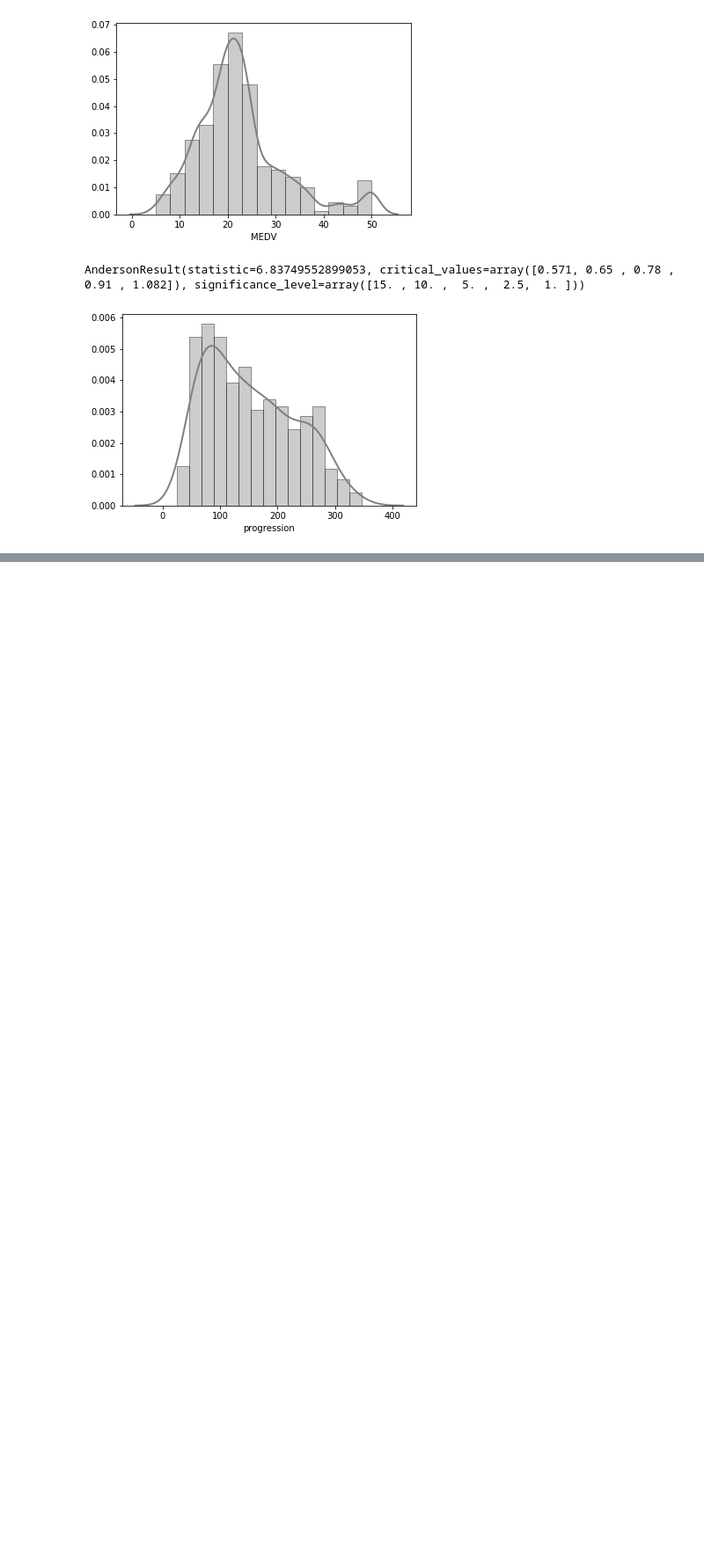
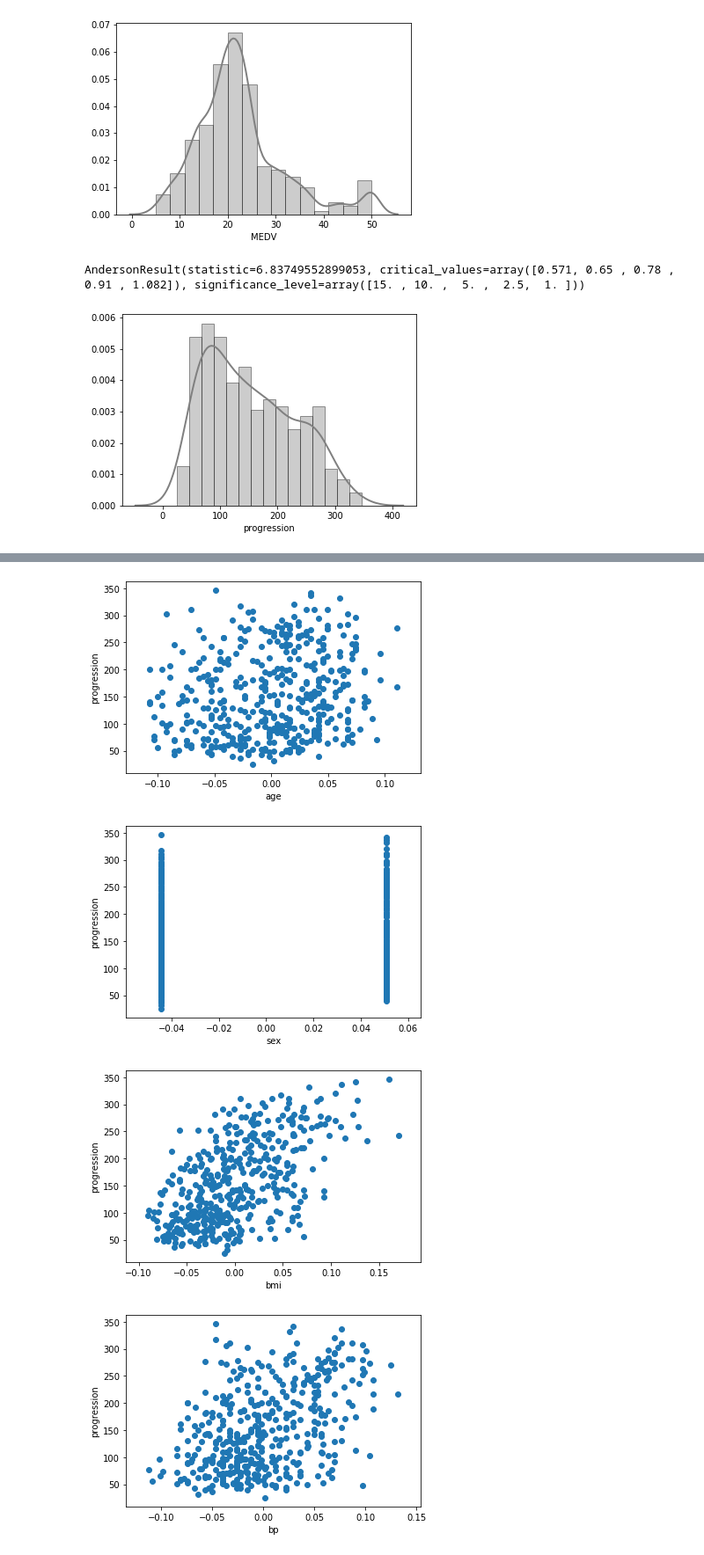
Before and after one commit to data-science-and-stuff/all-about-linear-regression, a Jupyter notebook: main.ipynb, the cells around one changed output, grey strips where cells are left out. Shown at 88% size. Drawn from its saved outputs; the diff is of its cells as text; code cells hidden in the pictures; blank space fills up the shorter version.

```diff
--- a/main.ipynb
+++ b/main.ipynb
@@ -101,0 +155,12 @@ corr_matrix(X2)
+# %%
+for i in range(0,len(df2.columns)-1):
+    plt.scatter(df2.iloc[:, i], df2.iloc[:, -1])
+    plt
+    plt.xlabel(str(df2.columns[i]))
+    plt.ylabel(df2.columns[-1])
+    plt.show()
+# %% [output]
+[figure, added]
+[figure, added]
+[figure, added]
+[figure, added]
```
Also changed, not shown: parts of 17 cells of this notebook, 1 other file.
